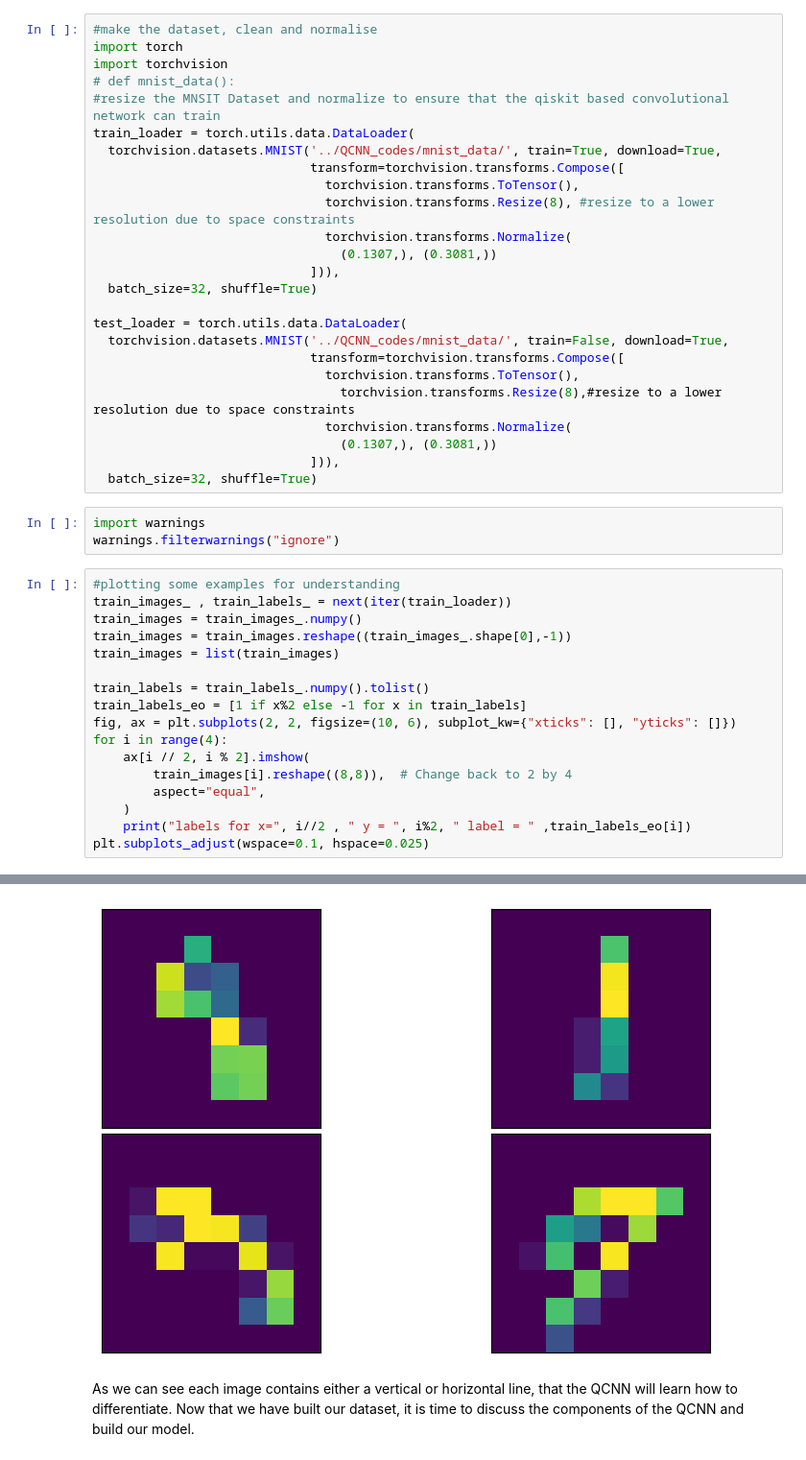
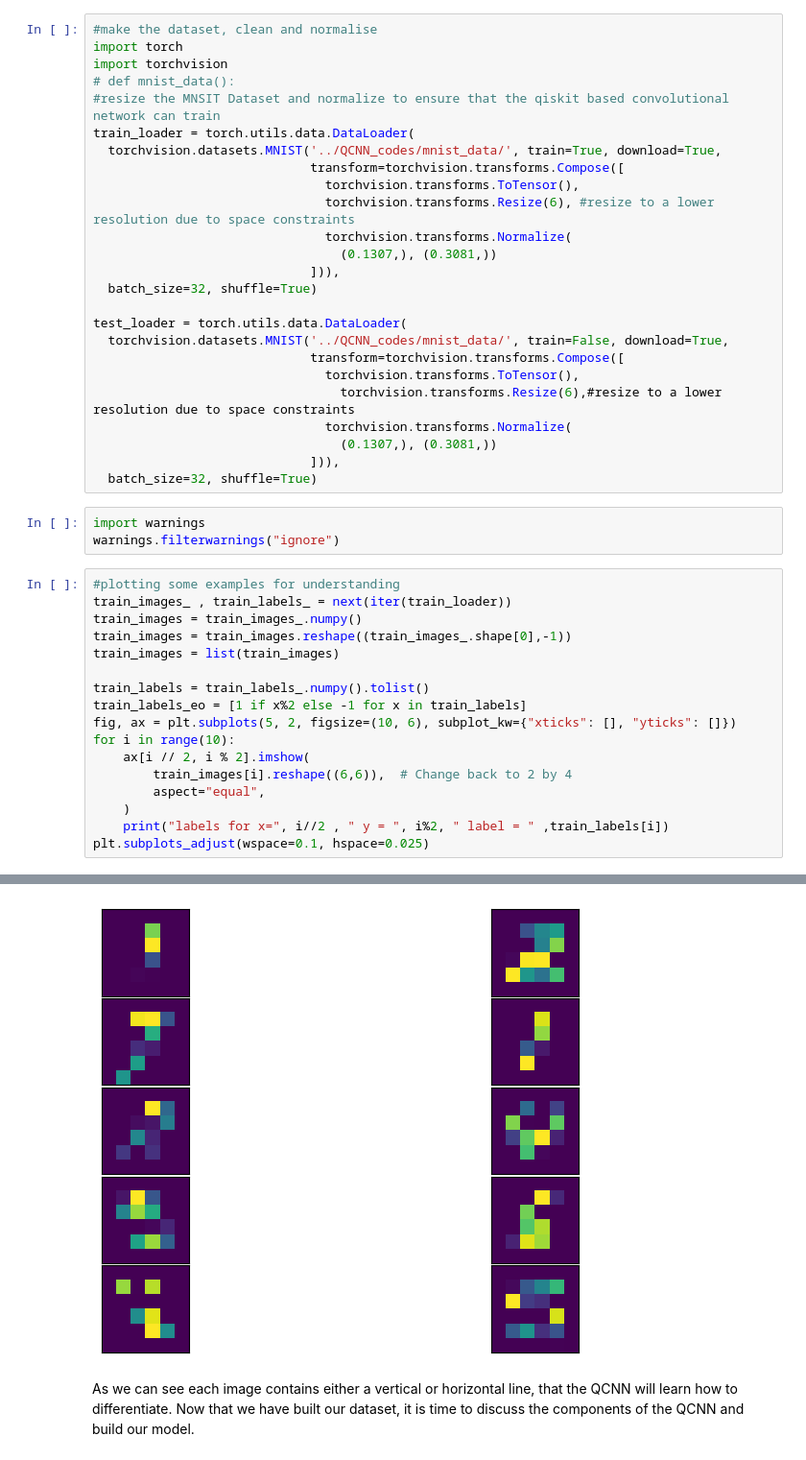
Before and after one commit to MayunaGupta/QCNN_review, a Jupyter notebook: QCNN.ipynb, the cells around one changed output, grey strips where cells are left out. Shown at 96% size. Cells and saved outputs as stored; diff of their text form.

```diff
--- a/QCNN.ipynb
+++ b/QCNN.ipynb
@@ -242,7 +242,7 @@ train_loader = torch.utils.data.DataLoader(
   torchvision.datasets.MNIST('../QCNN_codes/mnist_data/', train=True, download=True,
                              transform=torchvision.transforms.Compose([
                                torchvision.transforms.ToTensor(),
-                               torchvision.transforms.Resize(8), #resize to a lower resolution due to space constraints
+                               torchvision.transforms.Resize(6), #resize to a lower resolution due to space constraints
                                torchvision.transforms.Normalize(
                                  (0.1307,), (0.3081,))
                              ])),
@@ -252,7 +252,7 @@ test_loader = torch.utils.data.DataLoader(
   torchvision.datasets.MNIST('../QCNN_codes/mnist_data/', train=False, download=True,
                              transform=torchvision.transforms.Compose([
                                torchvision.transforms.ToTensor(),
-                                 torchvision.transforms.Resize(8),#resize to a lower resolution due to space constraints
+                                 torchvision.transforms.Resize(6),#resize to a lower resolution due to space constraints
                                torchvision.transforms.Normalize(
                                  (0.1307,), (0.3081,))
                              ])),
@@ -269,12 +269,12 @@ train_images = list(train_images)
 
 train_labels = train_labels_.numpy().tolist()
 train_labels_eo = [1 if x%2 else -1 for x in train_labels]
-fig, ax = plt.subplots(2, 2, figsize=(10, 6), subplot_kw={"xticks": [], "yticks": []})
-for i in range(4):
+fig, ax = plt.subplots(5, 2, figsize=(10, 6), subplot_kw={"xticks": [], "yticks": []})
+for i in range(10):
     ax[i // 2, i % 2].imshow(
-        train_images[i].reshape((8,8)),  # Change back to 2 by 4
+        train_images[i].reshape((6,6)),  # Change back to 2 by 4
         aspect="equal",
     )
-    print("labels for x=", i//2 , " y = ", i%2, " label = " ,train_labels_eo[i])
+    print("labels for x=", i//2 , " y = ", i%2, " label = " ,train_labels[i])
 plt.subplots_adjust(wspace=0.1, hspace=0.025)
 # %% [output]
@@ -281,4 +291,4 @@ plt.subplots_adjust(wspace=0.1, hspace=0.025)
-[figure, old version]
+[figure, new version]
 # %% [markdown]
 As we can see each image contains either a vertical or horizontal line, that the QCNN will learn how to differentiate. Now that we have built our dataset, it is time to discuss the components of the QCNN and build our model.
 # %% [markdown]
```
Also changed, not shown: parts of 19 cells of this notebook.
